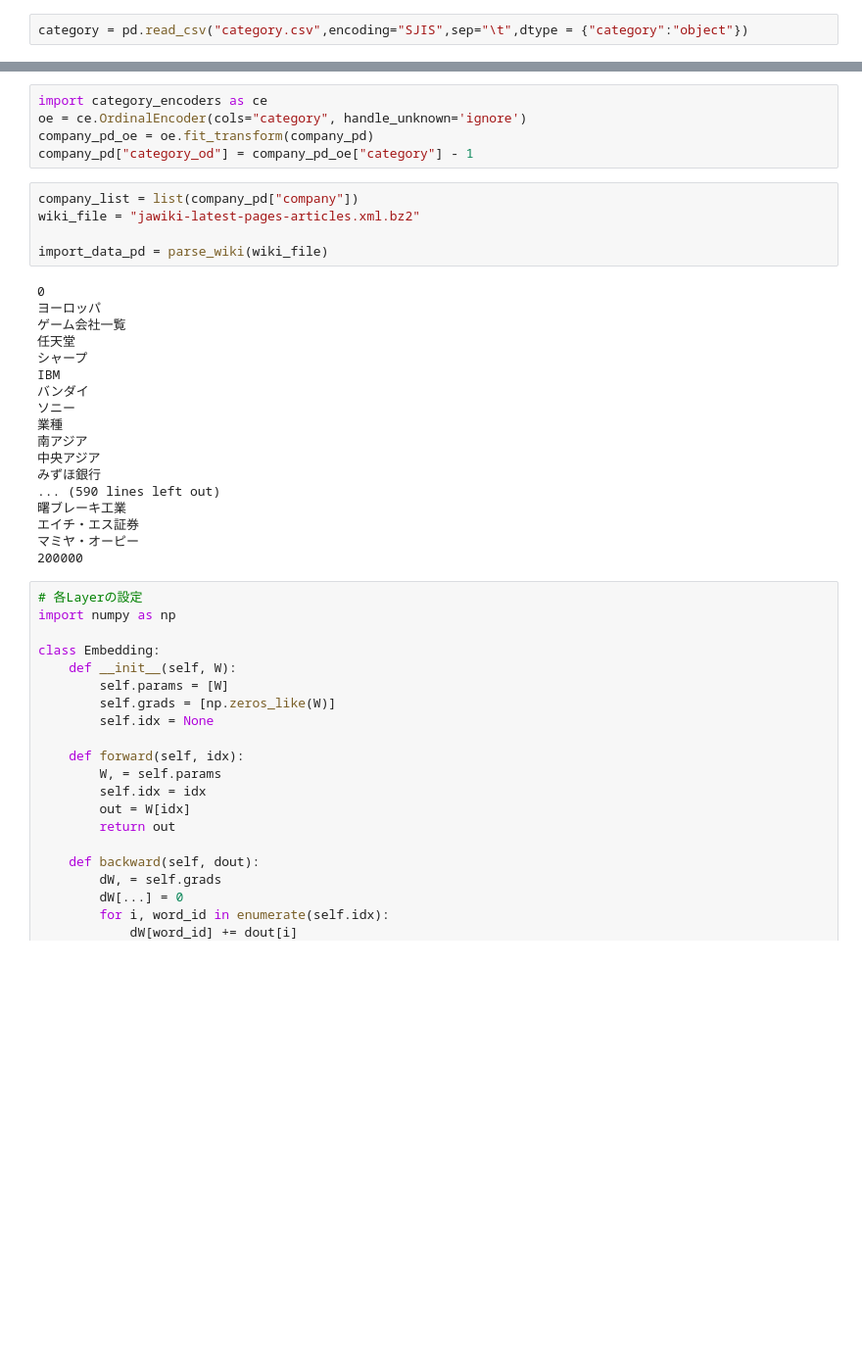
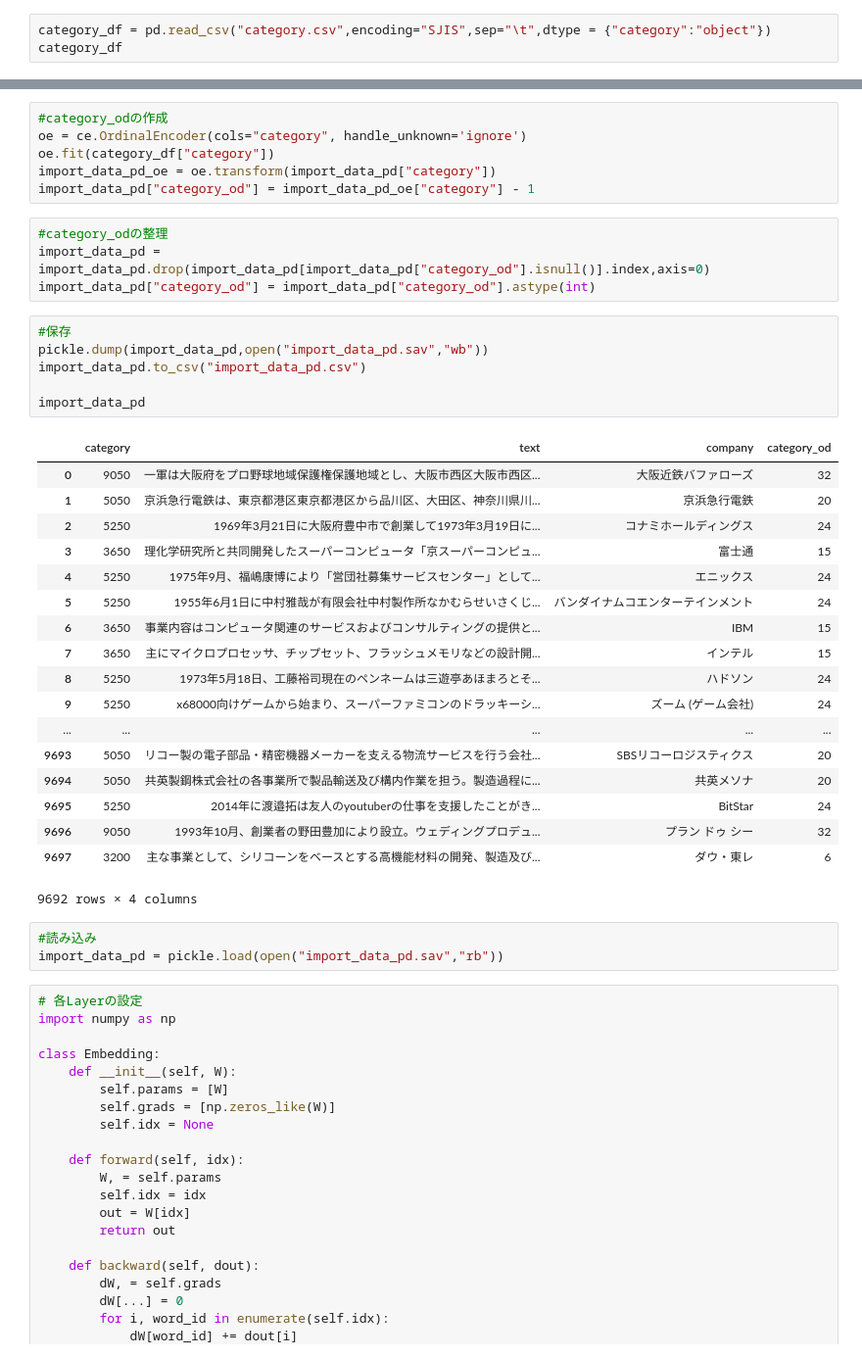
Before and after one commit to lomen0857/CategoryPredict, a Jupyter notebook: Parse.ipynb, the cells around one changed output, grey strips where cells are left out. Shown: that part at 98% size. Cells and saved outputs as stored; diff of their text form; blank space fills up the shorter version.

Commit message:
Parse change
Signed-off-by: lomen <lomen0857@gmail.com>

```diff
--- a/Parse.ipynb
+++ b/Parse.ipynb
@@ -84,2 +130,3 @@ def get_gaiyou(page_str):
 # %%
-category = pd.read_csv("category.csv",encoding="SJIS",sep="\t",dtype = {"category":"object"})
+category_df = pd.read_csv("category.csv",encoding="SJIS",sep="\t",dtype = {"category":"object"})
+category_df
@@ -88,31 +196,41 @@ company_pd = pd.read_csv("company.csv",encoding="UTF8",sep="\t",dtype={"category
 # %%
-import category_encoders as ce
+#category_odの作成
 oe = ce.OrdinalEncoder(cols="category", handle_unknown='ignore')
-company_pd_oe = oe.fit_transform(company_pd)
-company_pd["category_od"] = company_pd_oe["category"] - 1
+oe.fit(category_df["category"])
+import_data_pd_oe = oe.transform(import_data_pd["category"])
+import_data_pd["category_od"] = import_data_pd_oe["category"] - 1
-# %%
-company_list = list(company_pd["company"])
-wiki_file = "jawiki-latest-pages-articles.xml.bz2"
-
-import_data_pd = parse_wiki(wiki_file)
-# %% [output]
-0
-ヨーロッパ
-ゲーム会社一覧
-任天堂
-シャープ
-IBM
-バンダイ
-ソニー
-業種
-南アジア
-中央アジア
-みずほ銀行
-... (590 lines left out)
-曙ブレーキ工業
-エイチ・エス証券
-マミヤ・オーピー
-200000
+# %%
+#category_odの整理
+import_data_pd = import_data_pd.drop(import_data_pd[import_data_pd["category_od"].isnull()].index,axis=0)
+import_data_pd["category_od"] = import_data_pd["category_od"].astype(int)
+# %%
+#保存
+pickle.dump(import_data_pd,open("import_data_pd.sav","wb"))
+import_data_pd.to_csv("import_data_pd.csv")
+
+import_data_pd
+# %% [output]
+|  | category | text | company | category_od |
+| 0 | 9050 | 一軍は大阪府をプロ野球地域保護権保護地域とし、大阪市西区大阪市西区... | 大阪近鉄バファローズ | 32 |
+| 1 | 5050 | 京浜急行電鉄は、東京都港区東京都港区から品川区、大田区、神奈川県川... | 京浜急行電鉄 | 20 |
+| 2 | 5250 | 1969年3月21日に大阪府豊中市で創業して1973年3月19日に... | コナミホールディングス | 24 |
+| 3 | 3650 | 理化学研究所と共同開発したスーパーコンピュータ「京スーパーコンピュ... | 富士通 | 15 |
+| 4 | 5250 | 1975年9月、福嶋康博により「営団社募集サービスセンター」として... | エニックス | 24 |
+| 5 | 5250 | 1955年6月1日に中村雅哉が有限会社中村製作所なかむらせいさくじ... | バンダイナムコエンターテインメント | 24 |
+| 6 | 3650 | 事業内容はコンピュータ関連のサービスおよびコンサルティングの提供と... | IBM | 15 |
+| 7 | 3650 | 主にマイクロプロセッサ、チップセット、フラッシュメモリなどの設計開... | インテル | 15 |
+| 8 | 5250 | 1973年5月18日、工藤裕司現在のペンネームは三遊亭あほまろとそ... | ハドソン | 24 |
+| 9 | 5250 | x68000向けゲームから始まり、スーパーファミコンのドラッキーシ... | ズーム (ゲーム会社) | 24 |
+| ... | ... | ... | ... | ... |
+| 9693 | 5050 | リコー製の電子部品・精密機器メーカーを支える物流サービスを行う会社... | SBSリコーロジスティクス | 20 |
+| 9694 | 5050 | 共英製鋼株式会社の各事業所で製品輸送及び構内作業を担う。製造過程に... | 共英メソナ | 20 |
+| 9695 | 5250 | 2014年に渡邉拓は友人のyoutuberの仕事を支援したことがき... | BitStar | 24 |
+| 9696 | 9050 | 1993年10月、創業者の野田豊加により設立。ウェディングプロデュ... | プラン ドゥ シー | 32 |
+| 9697 | 3200 | 主な事業として、シリコーンをベースとする高機能材料の開発、製造及び... | ダウ・東レ | 6 |
+9692 rows × 4 columns
+# %%
+#読み込み
+import_data_pd = pickle.load(open("import_data_pd.sav","rb"))
 # %%
 # 各Layerの設定
 import numpy as np
```
Also changed, not shown: parts of 18 cells of this notebook.
